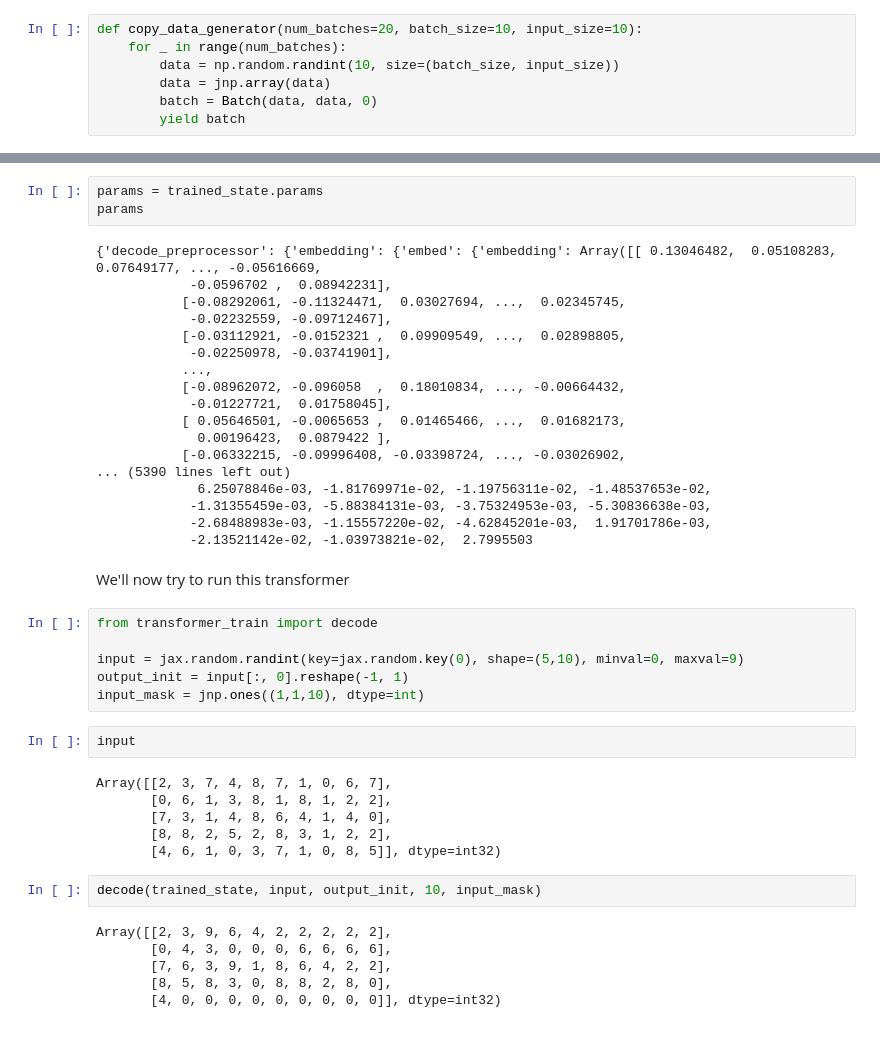
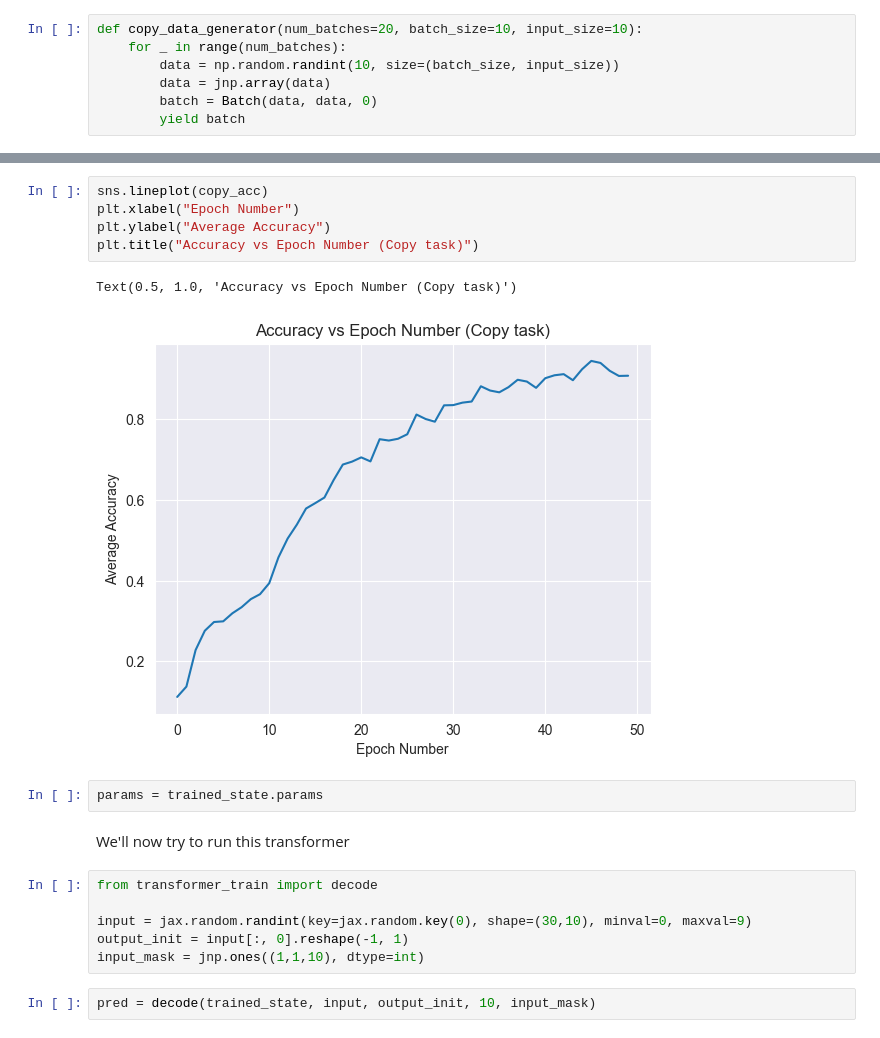
Before and after one commit to sugiyem/dsa4212, a Jupyter notebook: transformers/jax/transformer_test.ipynb, the cells around one changed output, grey strips where cells are left out. Cells and saved outputs as stored; diff of their text form.

```diff
--- a/transformers/jax/transformer_test.ipynb
+++ b/transformers/jax/transformer_test.ipynb
@@ -92,45 +113,20 @@ Epoch: 9, Loss: 1.6870641708374023
+# %%
+sns.lineplot(copy_acc)
+plt.xlabel("Epoch Number")
+plt.ylabel("Average Accuracy")
+plt.title("Accuracy vs Epoch Number (Copy task)")
+# %% [output]
+Text(0.5, 1.0, 'Accuracy vs Epoch Number (Copy task)')
+[figure, added]
 # %%
 params = trained_state.params
-params
-# %% [output]
-{'decode_preprocessor': {'embedding': {'embed': {'embedding': Array([[ 0.13046482,  0.05108283,  0.07649177, ..., -0.05616669,
-            -0.0596702 ,  0.08942231],
-           [-0.08292061, -0.11324471,  0.03027694, ...,  0.02345745,
-            -0.02232559, -0.09712467],
-           [-0.03112921, -0.0152321 ,  0.09909549, ...,  0.02898805,
-            -0.02250978, -0.03741901],
-           ...,
-           [-0.08962072, -0.096058  ,  0.18010834, ..., -0.00664432,
-            -0.01227721,  0.01758045],
-           [ 0.05646501, -0.0065653 ,  0.01465466, ...,  0.01682173,
-             0.00196423,  0.0879422 ],
-           [-0.06332215, -0.09996408, -0.03398724, ..., -0.03026902,
-... (5390 lines left out)
-             6.25078846e-03, -1.81769971e-02, -1.19756311e-02, -1.48537653e-02,
-            -1.31355459e-03, -5.88384131e-03, -3.75324953e-03, -5.30836638e-03,
-            -2.68488983e-03, -1.15557220e-02, -4.62845201e-03,  1.91701786e-03,
-            -2.13521142e-02, -1.03973821e-02,  2.7995503
 # %% [markdown]
 We'll now try to run this transformer
 # %%
 from transformer_train import decode
 
-input = jax.random.randint(key=jax.random.key(0), shape=(5,10), minval=0, maxval=9)
+input = jax.random.randint(key=jax.random.key(0), shape=(30,10), minval=0, maxval=9)
 output_init = input[:, 0].reshape(-1, 1)
 input_mask = jnp.ones((1,1,10), dtype=int)
-# %%
-input
-# %% [output]
-Array([[2, 3, 7, 4, 8, 7, 1, 0, 6, 7],
-       [0, 6, 1, 3, 8, 1, 8, 1, 2, 2],
-       [7, 3, 1, 4, 8, 6, 4, 1, 4, 0],
-       [8, 8, 2, 5, 2, 8, 3, 1, 2, 2],
-       [4, 6, 1, 0, 3, 7, 1, 0, 8, 5]], dtype=int32)
 # %%
-decode(trained_state, input, output_init, 10, input_mask)
+pred = decode(trained_state, input, output_init, 10, input_mask)
-# %% [output]
-Array([[2, 3, 9, 6, 4, 2, 2, 2, 2, 2],
-       [0, 4, 3, 0, 0, 0, 6, 6, 6, 6],
-       [7, 6, 3, 9, 1, 8, 6, 4, 2, 2],
-       [8, 5, 8, 3, 0, 8, 8, 2, 8, 0],
-       [4, 0, 0, 0, 0, 0, 0, 0, 0, 0]], dtype=int32)
```
Also changed, not shown: parts of 25 cells of this notebook, 1 other file.
